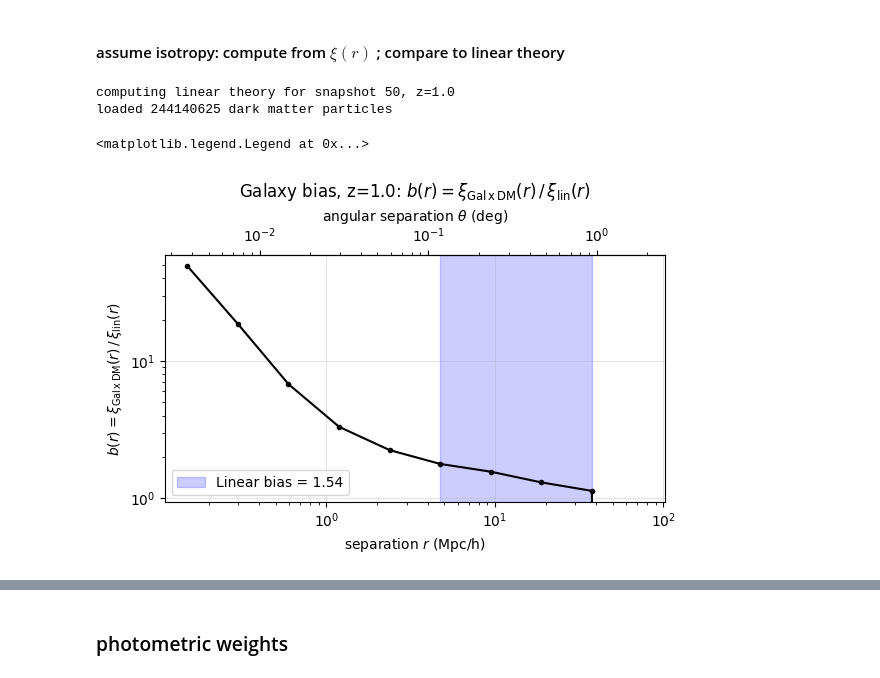
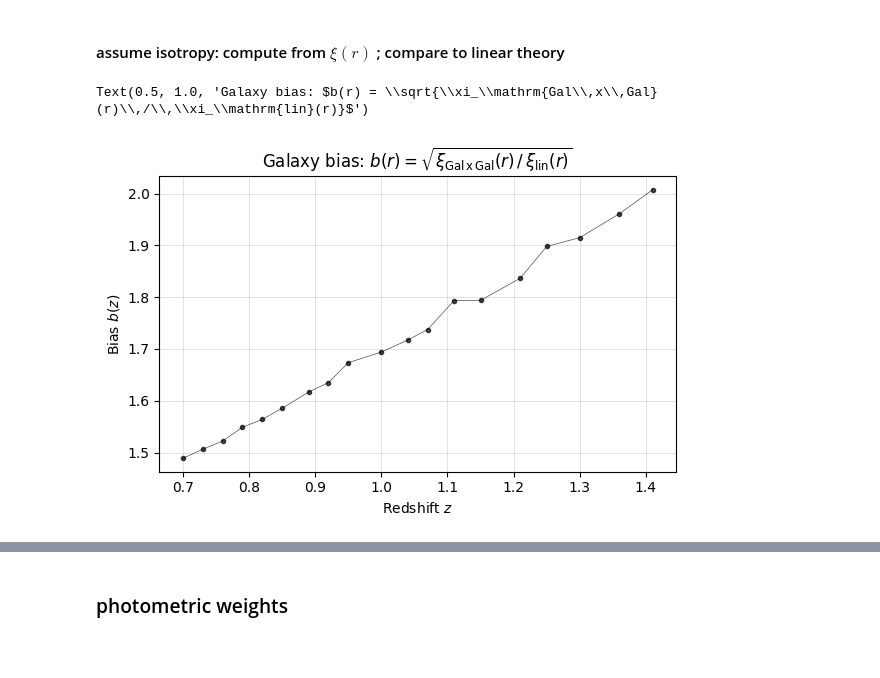
Before and after one commit to abbyw24/small-scale_cross-corrs, a Jupyter notebook: notebooks/2024-04-23_xcorr_multiple_snapshots.ipynb, the cells around one changed output, grey strips where cells are left out. Saved outputs shown, nothing was run; the diff lists cells and outputs as text; code cells hidden in the pictures; blank space fills up the shorter version.

```diff
--- a/notebooks/2024-04-23_xcorr_multiple_snapshots.ipynb
+++ b/notebooks/2024-04-23_xcorr_multiple_snapshots.ipynb
@@ -196,45 +189,3 @@ for i, gal_pos_spec in enumerate(gal_pos_specs):
     r_avg, xis[i] = corrfuncs.compute_xi_auto(gal_pos_spec, rmin, rmax, nbins, randmult=randmult,
                                              boxsize=boxsize, nrepeats=nrepeats,
                                              nthreads=nthreads, periodic=periodic)
-# %%
-# get bias from the central snapshot
-
-# instantiate TNG Simulation
-idx = np.argmin(np.abs(snapshots-np.mean(snapshots)))
-sim = TNGSim('TNG300-3', snapshot=snapshots[idx])
-print(f"computing linear theory for snapshot {sim.snapshot}, z={sim.redshift}")
-
-# get linear bias from spectroscopic sample
-ratio = linear_theory.get_linear_bias(gal_pos_specs[idx], sim,
-                                      method='cross_dm', rmin=rmin, rmax=rmax, nbins=nbins)
-
-# range to compute linear bias
-biasrange = [-5,-2] # indices from ravg
-bias = np.mean(ratio[biasrange[0]:biasrange[1]])
-# %% [output]
-computing linear theory for snapshot 50, z=1.0
-loaded 244140625 dark matter particles
-# %%
-# plot
-# ! note redshift needs to be defined in the TNGSim earlier;
-#    to use with mpl axis labels, we need a single input and dimensionless output
-def theta_to_r_comov_(theta):  # theta in DEGREES
-    return tools.theta_to_r_comov(theta, sim.redshift).value
-def r_comov_to_theta_(r):
-    return tools.r_comov_to_theta(r, sim.redshift).value
-
-fig, ax = plt.subplots(figsize=(6,4), tight_layout=True)
-ax.plot(r_avg, ratio, 'k.-')
-secax = ax.secondary_xaxis('top', functions=(r_comov_to_theta_, theta_to_r_comov_))
-secax.set_xlabel(r'angular separation $\theta$ (deg)')
-ax.axvspan(r_avg[biasrange[0]], r_avg[biasrange[1]], color='b', alpha=0.2, label=f'Linear bias = {bias:.2f}')
-ax.loglog()
-ax.grid(alpha=0.5, lw=0.5)
-ax.set_xlabel(r'separation $r$ (Mpc/h)')
-ax.set_ylabel(r'$b(r) = \xi_\mathrm{Gal\,x\,DM}(r)\,/\,\xi_\mathrm{lin}(r)$')
-ax.set_title(f'Galaxy bias, z={sim.redshift}: 'r'$b(r) = \xi_\mathrm{Gal\,x\,DM}(r)\,/\,\xi_\mathrm{lin}(r)$',
-             y=1.2)
-ax.legend()
-# %% [output]
-<matplotlib.legend.Legend at 0x...>
-[figure, removed]
@@ -241,2 +199,13 @@ ax.legend()
+# %%
+# plot
+fig, ax = plt.subplots(figsize=(6,4), tight_layout=True)
+ax.plot(redshifts, biases, 'k.-', alpha=0.7, lw=0.5)
+ax.grid(alpha=0.5, lw=0.5)
+ax.set_xlabel(r'Redshift $z$')
+ax.set_ylabel(r'Bias $b(z)$')
+ax.set_title(f'Galaxy bias: 'r'$b(r) = \sqrt{\xi_\mathrm{Gal\,x\,Gal}(r)\,/\,\xi_\mathrm{lin}(r)}$')
+# %% [output]
+Text(0.5, 1.0, 'Galaxy bias: $b(r) = \\sqrt{\\xi_\\mathrm{Gal\\,x\\,Gal}(r)\\,/\\,\\xi_\\mathrm{lin}(r)}$')
+[figure, added]
 # %%
 # galaxy c.f. is the matter c.f. times the bias squared
```
Also changed, not shown: parts of 20 cells of this notebook, 5 other files.
